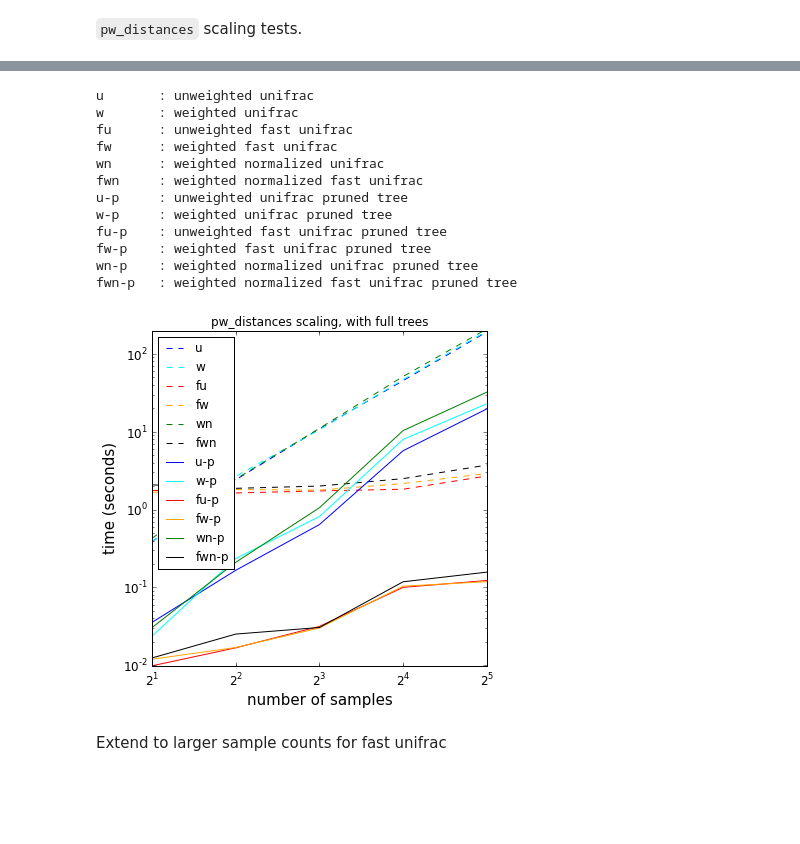
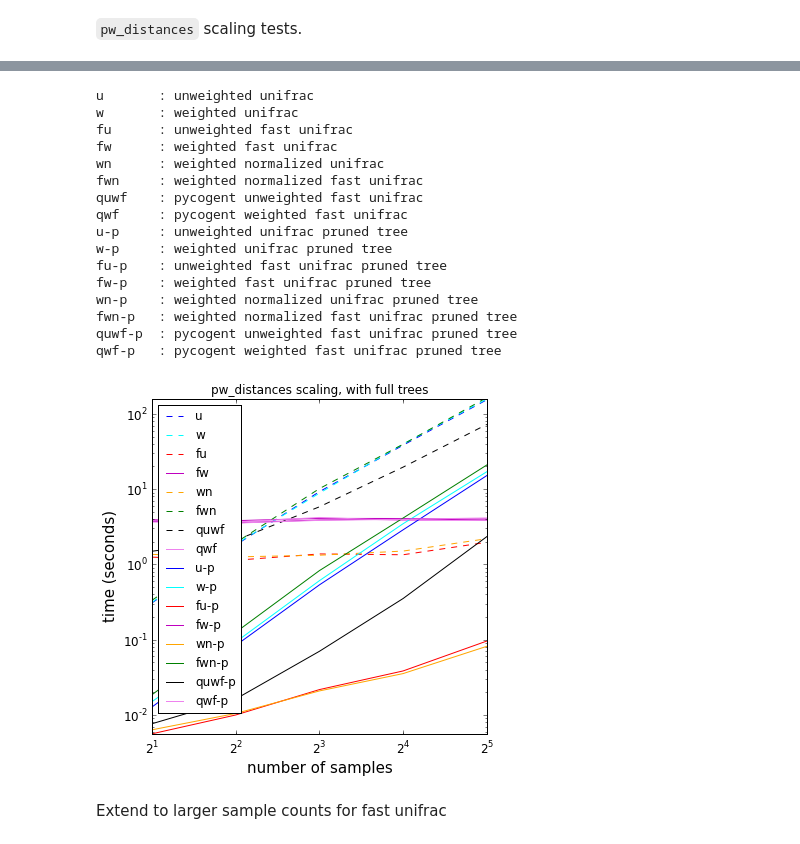
Before and after one commit to wasade/yummy-octo-duck, a Jupyter notebook: ipynb/UniFrac benchmarking.ipynb, the cells around one changed output, grey strips where cells are left out. Drawn from its saved outputs; the diff is of its cells as text; code cells hidden in the pictures; blank space fills up the shorter version.

Commit message:
Updating fast unifrac benchmark with pycogent fast unifrac incluced

```diff
--- a/ipynb/UniFrac benchmarking.ipynb
+++ b/ipynb/UniFrac benchmarking.ipynb
@@ -36,5 +40,7 @@ def get_random_samples(n, tree, shear):
         t = tree.copy()
 
     return ids, otu_ids, otu_data, t
+# %%
+pyco_tree = DndParser(str(tree), UniFracTreeNode)
 # %% [markdown]
 Verify producing the sames results.
@@ -91,15 +138,19 @@ sample_counts = [2, 4, 8, 16, 32]
 
 uw_times = []
 uwf_times = []
+quwf_times = []
 w_times = []
 wn_times = []
 wf_times = []
+qwf_times = []
 wnf_times = []
 uw_times_p = []
 uwf_times_p = []
+quwf_times_p = []
 w_times_p = []
 wn_times_p = []
 wf_times_p = []
+qwf_times_p = []
 wnf_times_p = []
 
 for n_samples in sample_counts:
@@ -113,12 +164,21 @@ for n_samples in sample_counts:
     result = %timeit -o pw_distances(weighted_unifrac, otu_data, otu_ids=otu_ids, tree=t, normalized=True)
     wn_times_p.append(result.best)
 
+
     for times, method in [[uwf_times_p, unifrac], [wf_times_p, w_unifrac]]:
         result = %timeit -o make_and_run_pw_distances(method, otu_data, otu_ids=otu_ids, tree=t)
         times.append(result.best)
 
     result = %timeit -o make_and_run_pw_distances(w_unifrac, otu_data, otu_ids=otu_ids, tree=t, normalized=True)
     wnf_times_p.append(result.best)
+
+    result = %timeit -o qiime_fwu_mat = qiime_unifrac_distance_matrix(otu_data, sample_ids=ids, otu_ids=otu_ids, tree=pyco_tree, weighted=False)
+    quwf_times_p.append(result.best)
+
+    result = %timeit -o qiime_fwu_mat = qiime_unifrac_distance_matrix(otu_data, sample_ids=ids, otu_ids=otu_ids, tree=pyco_tree, weighted=True)
+    qwf_times_p.append(result.best)
+
+
 
     # full trees
     for times, method in [[uw_times, unweighted_unifrac], [w_times, weighted_unifrac]]:
@@ -134,4 +194,10 @@ for n_samples in sample_counts:
 
     result = %timeit -o make_and_run_pw_distances(w_unifrac, otu_data, otu_ids=otu_ids, tree=tree, normalized=True)
     wnf_times.append(result.best)
+
+    result = %timeit -o qiime_fwu_mat = qiime_unifrac_distance_matrix(otu_data, sample_ids=ids, otu_ids=otu_ids, tree=pyco_tree, weighted=False)
+    quwf_times.append(result.best)
+
+    result = %timeit -o qiime_fwu_mat = qiime_unifrac_distance_matrix(otu_data, sample_ids=ids, otu_ids=otu_ids, tree=pyco_tree, weighted=True)
+    qwf_times.append(result.best)
 # %% [output]
@@ -155,18 +221,23 @@ for n_samples in sample_counts:
 # %%
+from matplotlib.pyplot import *
 fig = figure(figsize=(6,6))
 plot(sample_counts, uw_times, '--', color='blue')
 plot(sample_counts, w_times, '--', color='cyan')
 plot(sample_counts, uwf_times, '--', color='red')
+plot(sample_counts, quwf_times, color='m')
 plot(sample_counts, wf_times, '--', color='orange')
 plot(sample_counts, wn_times, '--', color='green')
 plot(sample_counts, wnf_times, '--', color='black')
+plot(sample_counts, qwf_times, color='violet')
 
 plot(sample_counts, uw_times_p, color='blue')
 plot(sample_counts, w_times_p, color='cyan')
 plot(sample_counts, uwf_times_p, color='red')
+plot(sample_counts, quwf_times_p, color='m')
 plot(sample_counts, wf_times_p, color='orange')
 plot(sample_counts, wn_times_p, color='green')
 plot(sample_counts, wnf_times_p, color='black')
+plot(sample_counts, qwf_times_p, color='violet')
 
 legend_acronyms = [
     ('u', 'unweighted unifrac'),
@@ -175,42 +246,50 @@ legend_acronyms = [
     ('fw', 'weighted fast unifrac'),
     ('wn', 'weighted normalized unifrac'),
     ('fwn', 'weighted normalized fast unifrac'),
+    ('quwf', 'pycogent unweighted fast unifrac'),
+    ('qwf', 'pycogent weighted fast unifrac'),
     ('u-p', 'unweighted unifrac pruned tree'),
     ('w-p', 'weighted unifrac pruned tree'),
     ('fu-p', 'unweighted fast unifrac pruned tree'),
     ('fw-p', 'weighted fast unifrac pruned tree'),
     ('wn-p', 'weighted normalized unifrac pruned tree'),
-    ('fwn-p', 'weighted normalized fast unifrac pruned tree')
+    ('fwn-p', 'weighted normalized fast unifrac pruned tree'),
+    ('quwf-p', 'pycogent unweighted fast unifrac pruned tree'),
+    ('qwf-p', 'pycogent weighted fast unifrac pruned tree')
 ]
 
 legend([i[0] for i in legend_acronyms], loc=2)
 title("pw_distances scaling, with full trees")
 xlabel('number of samples', fontsize=15)
 ylabel('time (seconds)', fontsize=15)
 xscale('log', basex=2)
 yscale('log')
 xlim(min(sample_counts), max(sample_counts))
 ylim(min(uwf_times_p), max(w_times))
 tick_params(axis='both', which='major', labelsize=12)
 tick_params(axis='both', which='minor', labelsize=12)
 savefig('edu vs fast.png')
 
 for ac, name in legend_acronyms:
     print("%s\t: %s" % (ac, name))
 # %% [output]
 u       : unweighted unifrac
 w       : weighted unifrac
 fu      : unweighted fast unifrac
 fw      : weighted fast unifrac
 wn      : weighted normalized unifrac
 fwn     : weighted normalized fast unifrac
+quwf    : pycogent unweighted fast unifrac
+qwf     : pycogent weighted fast unifrac
 u-p     : unweighted unifrac pruned tree
 w-p     : weighted unifrac pruned tree
 fu-p    : unweighted fast unifrac pruned tree
 fw-p    : weighted fast unifrac pruned tree
 wn-p    : weighted normalized unifrac pruned tree
 fwn-p   : weighted normalized fast unifrac pruned tree
+quwf-p  : pycogent unweighted fast unifrac pruned tree
+qwf-p   : pycogent weighted fast unifrac pruned tree
-[figure, old version]
+[figure, new version]
 # %% [markdown]
 Extend to larger sample counts for fast unifrac
 # %%
```
Also changed, not shown: parts of 8 cells of this notebook.
